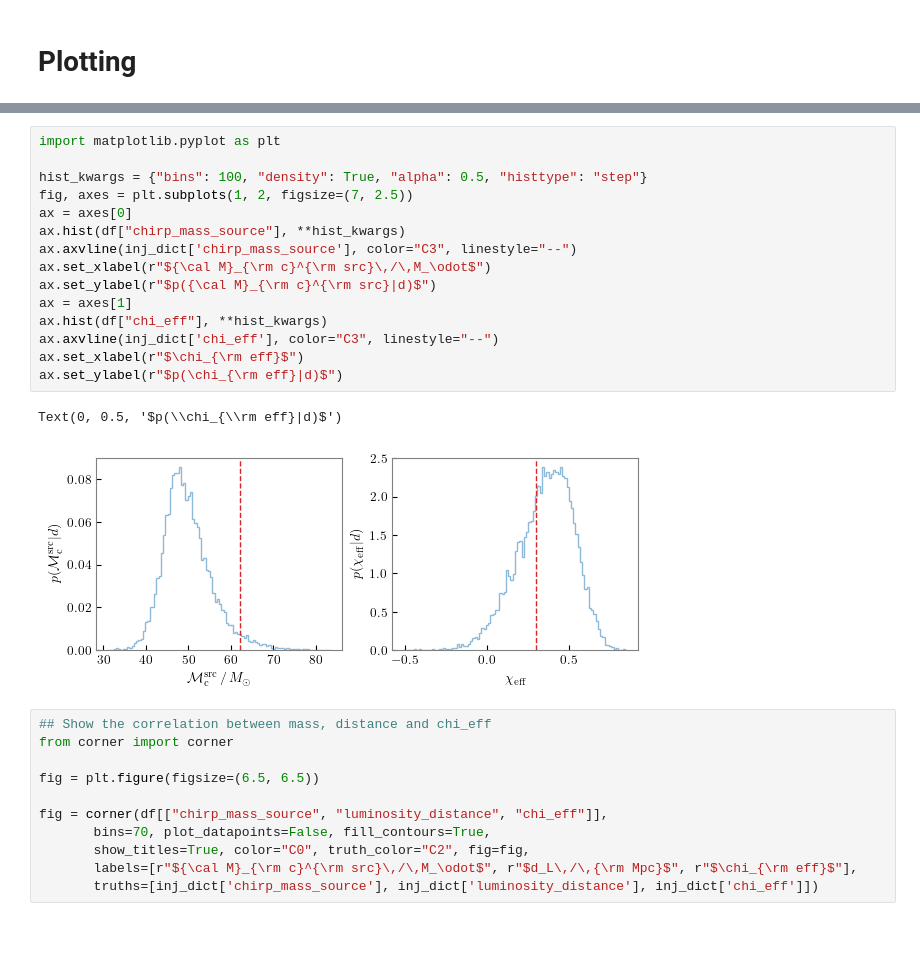
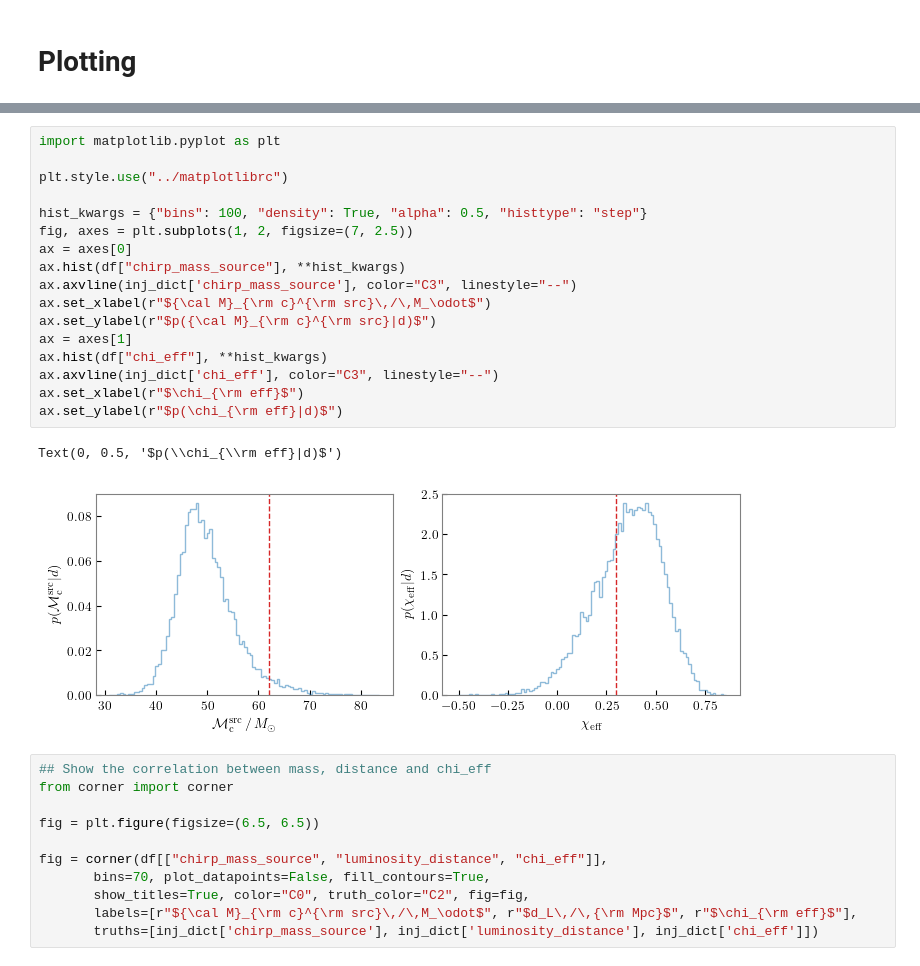
Before and after one commit to gravityhub-org/SURIP2026, a Jupyter notebook: data_processing/interacting_with_cogwheel_samples.ipynb, the cells around one changed output, grey strips where cells are left out. Drawn from its saved outputs; the diff is of its cells as text; blank space fills up the shorter version.

```diff
--- a/data_processing/interacting_with_cogwheel_samples.ipynb
+++ b/data_processing/interacting_with_cogwheel_samples.ipynb
@@ -68,21 +68,23 @@ These are the parameters in the PE samples but not in the injection dictionary:
 # %%
 import matplotlib.pyplot as plt
+
+plt.style.use("../matplotlibrc")
 
 hist_kwargs = {"bins": 100, "density": True, "alpha": 0.5, "histtype": "step"}
 fig, axes = plt.subplots(1, 2, figsize=(7, 2.5))
 ax = axes[0]
 ax.hist(df["chirp_mass_source"], **hist_kwargs)
 ax.axvline(inj_dict['chirp_mass_source'], color="C3", linestyle="--")
 ax.set_xlabel(r"${\cal M}_{\rm c}^{\rm src}\,/\,M_\odot$")
 ax.set_ylabel(r"$p({\cal M}_{\rm c}^{\rm src}|d)$")
 ax = axes[1]
 ax.hist(df["chi_eff"], **hist_kwargs)
 ax.axvline(inj_dict['chi_eff'], color="C3", linestyle="--")
 ax.set_xlabel(r"$\chi_{\rm eff}$")
 ax.set_ylabel(r"$p(\chi_{\rm eff}|d)$")
 # %% [output]
 Text(0, 0.5, '$p(\\chi_{\\rm eff}|d)$')
-[figure, old version]
+[figure, new version]
 # %%
 ## Show the correlation between mass, distance and chi_eff
 from corner import corner
```
Also changed, not shown: parts of 1 cell of this notebook.
